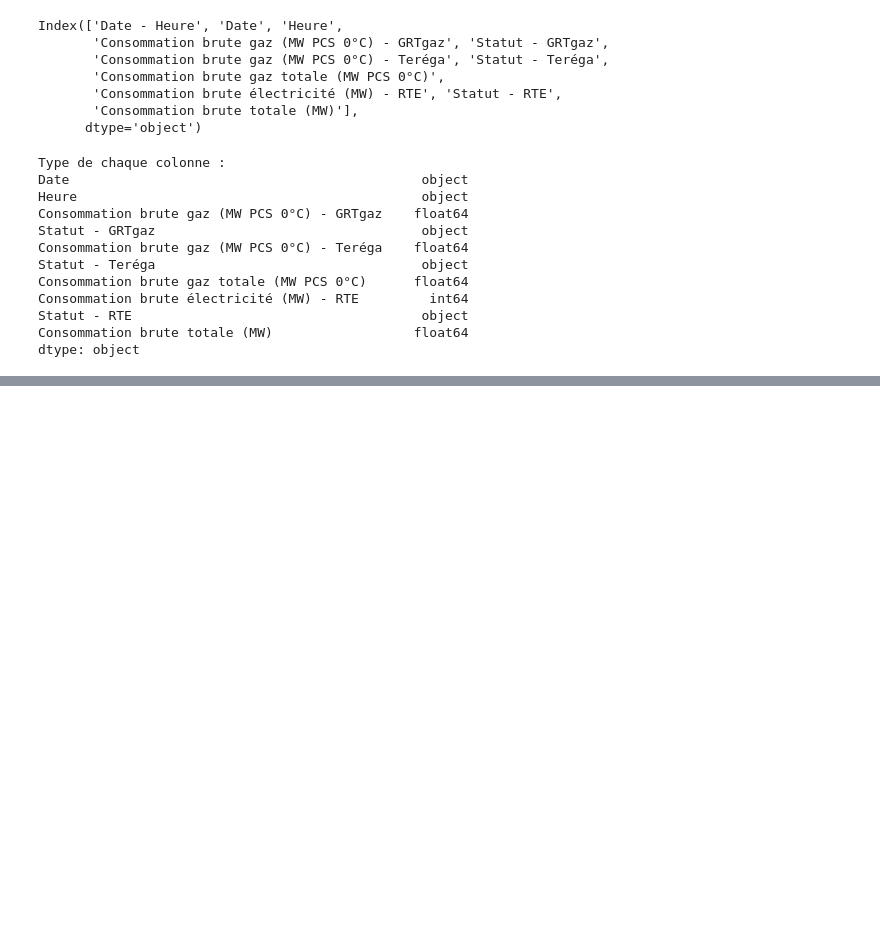
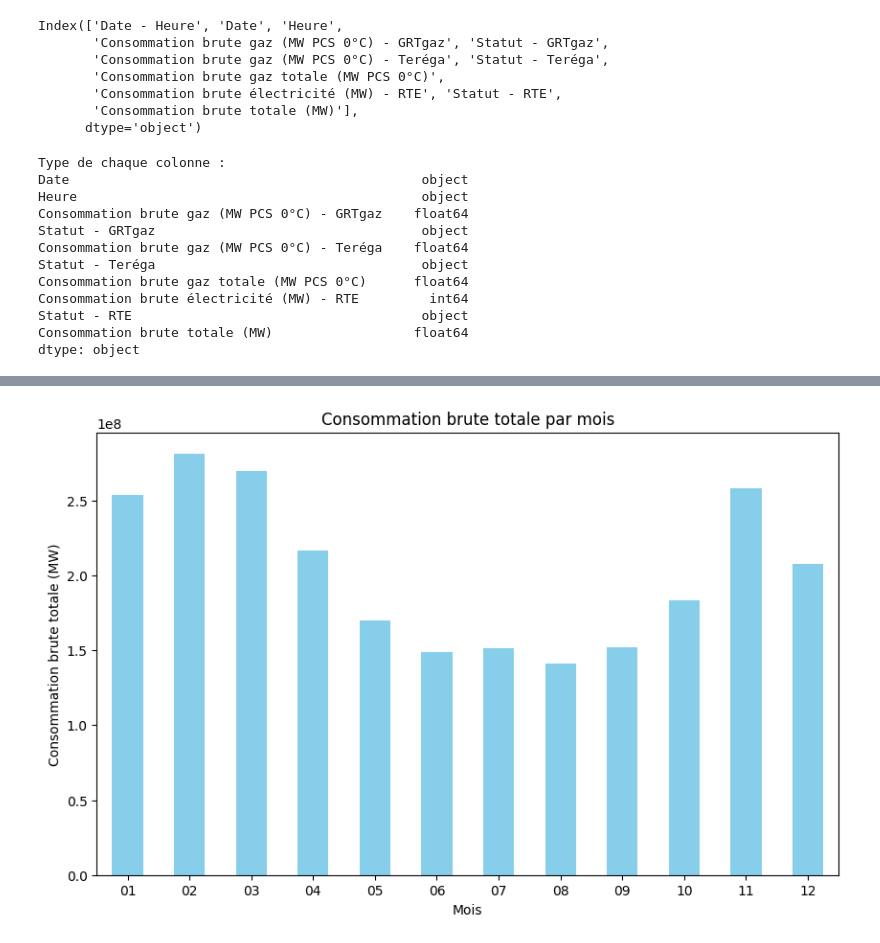
Before and after one commit to keagnon/energy-consumption-analysis, a Jupyter notebook: Notebook/EDA.ipynb, the cells around one changed output, grey strips where cells are left out. Saved outputs shown, nothing was run; the diff lists cells and outputs as text; code cells hidden in the pictures; blank space fills up the shorter version.

```diff
--- a/Notebook/EDA.ipynb
+++ b/Notebook/EDA.ipynb
@@ -218,0 +266,11 @@ df
+# %%
+plt.figure(figsize=(10, 6))
+monthly_total_consumption = df.groupby(df['Date'].str.split('/').str[1])['Consommation brute totale (MW)'].sum()
+monthly_total_consumption.plot(kind='bar', color='skyblue')
+plt.title('Consommation brute totale par mois')
+plt.xlabel('Mois')
+plt.ylabel('Consommation brute totale (MW)')
+plt.xticks(rotation=0)
+plt.show()
+# %% [output]
+[figure, added]
```
Also changed, not shown: parts of 10 cells of this notebook.
